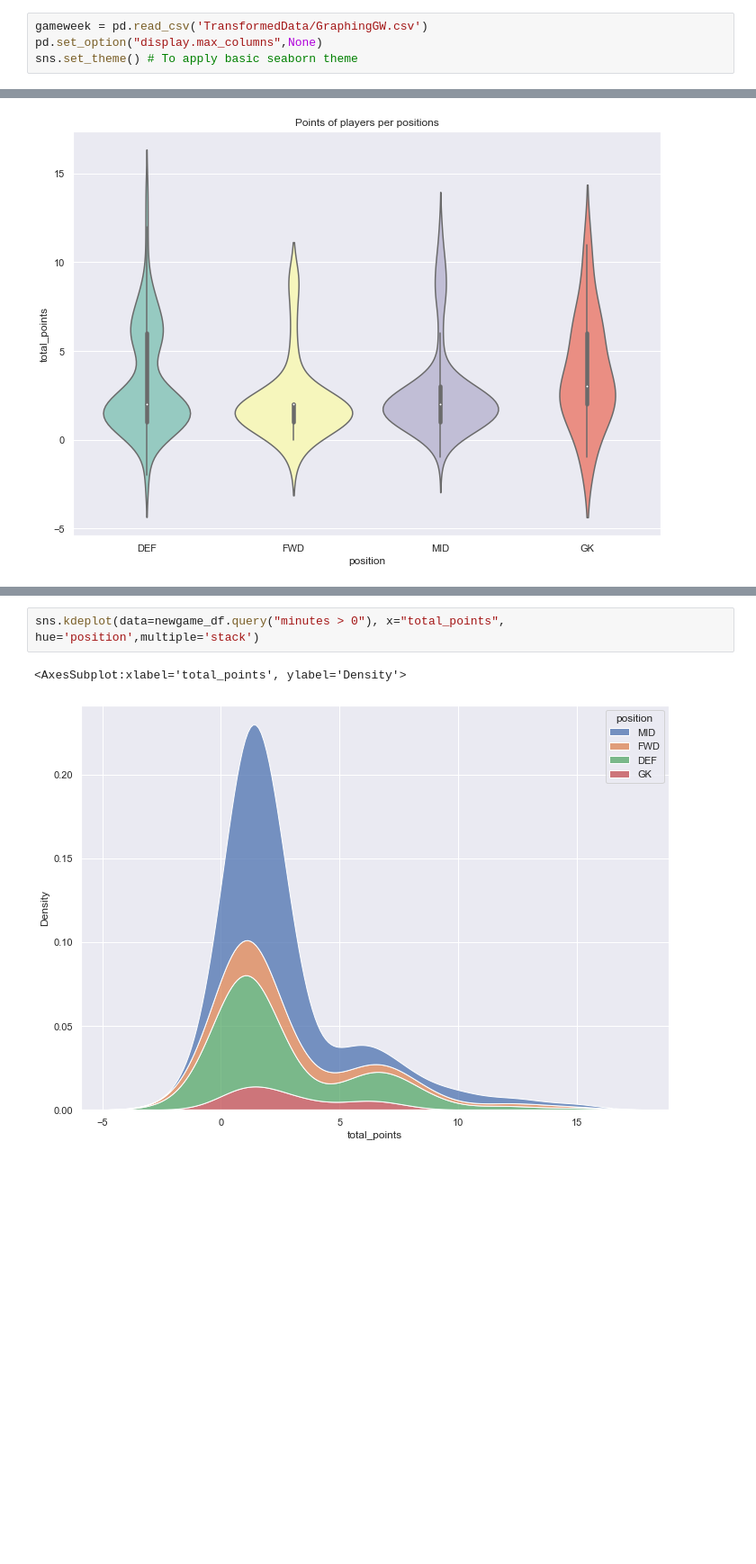
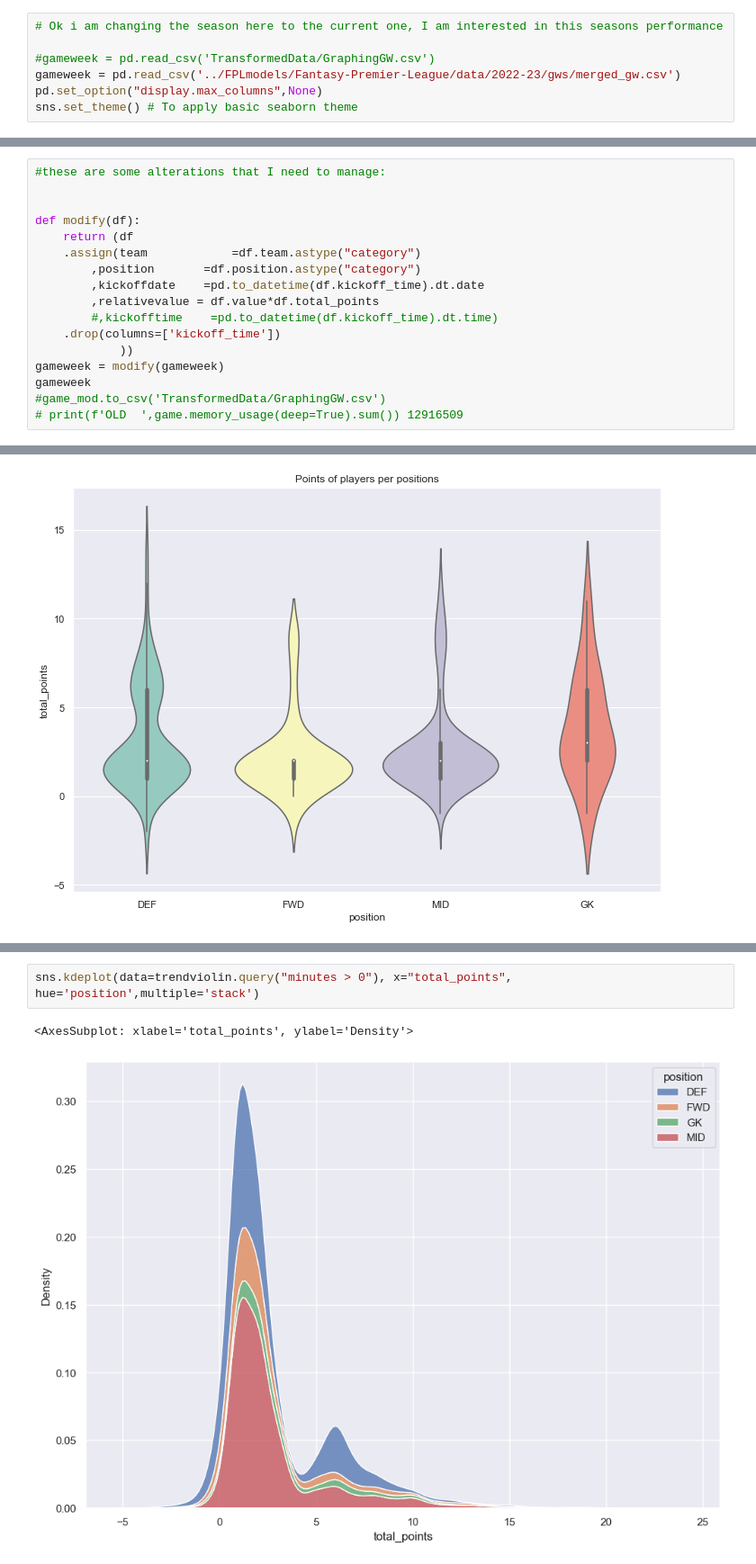
Before and after one commit to WayneQwele/FPLmodel, a Jupyter notebook: graphs.ipynb, the cells around one changed output, grey strips where cells are left out. Shown at 90% size. Cells and saved outputs as stored; diff of their text form; blank space fills up the shorter version.

Commit message:
Working on Possion Model, will need to save all prior work done at this point

```diff
--- a/graphs.ipynb
+++ b/graphs.ipynb
@@ -7,6 +7,9 @@ import numpy as np
 #
 sns.set(rc={'figure.figsize':(11.7,8.27)})
 # %%
-gameweek = pd.read_csv('TransformedData/GraphingGW.csv')
+# Ok i am changing the season here to the current one, I am interested in this seasons performance
+
+#gameweek = pd.read_csv('TransformedData/GraphingGW.csv')
+gameweek = pd.read_csv('../FPLmodels/Fantasy-Premier-League/data/2022-23/gws/merged_gw.csv')
 pd.set_option("display.max_columns",None)
 sns.set_theme() # To apply basic seaborn theme
@@ -71,5 +54,22 @@ See the caveats in the documentation: https://pandas.pydata.org/pandas-docs/stab
 # %% [markdown]
 Create Violin plot of player performance over the course of the seasom
+# %%
+#these are some alterations that I need to manage:
+
+
+def modify(df):
+    return (df
+    .assign(team            =df.team.astype("category")
+        ,position       =df.position.astype("category")
+        ,kickoffdate    =pd.to_datetime(df.kickoff_time).dt.date
+        ,relativevalue = df.value*df.total_points
+        #,kickofftime    =pd.to_datetime(df.kickoff_time).dt.time)
+    .drop(columns=['kickoff_time'])
+            ))
+gameweek = modify(gameweek)
+gameweek
+#game_mod.to_csv('TransformedData/GraphingGW.csv')
+# print(f'OLD  ',game.memory_usage(deep=True).sum()) 12916509
 # %%
 
 #We need players to know if there are active minutes played
@@ -409,6 +389,6 @@ sns.scatterplot(x="value"
 # %%
-sns.kdeplot(data=newgame_df.query("minutes > 0"), x="total_points", hue='position',multiple='stack')
+sns.kdeplot(data=trendviolin.query("minutes > 0"), x="total_points", hue='position',multiple='stack')
 # %% [output]
-<AxesSubplot:xlabel='total_points', ylabel='Density'>
+<AxesSubplot: xlabel='total_points', ylabel='Density'>
-[figure, old version]
+[figure, new version]
 # %%
```
Also changed, not shown: parts of 24 cells of this notebook, 8 other files.
